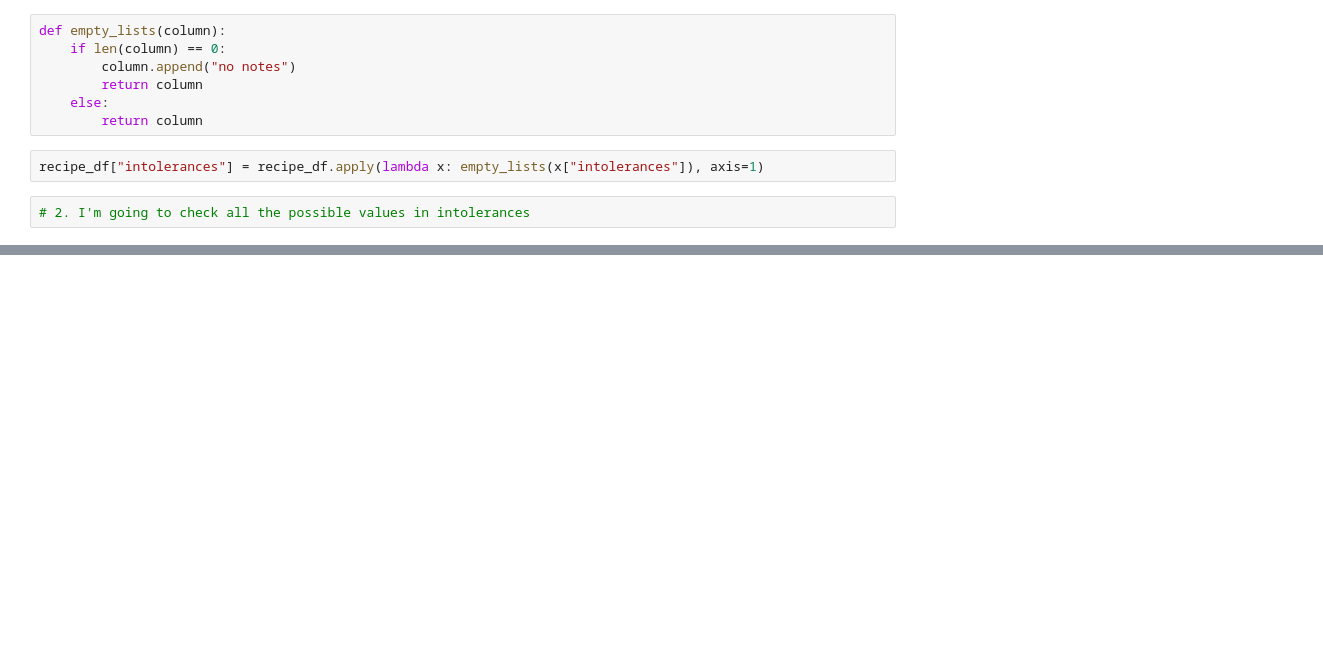
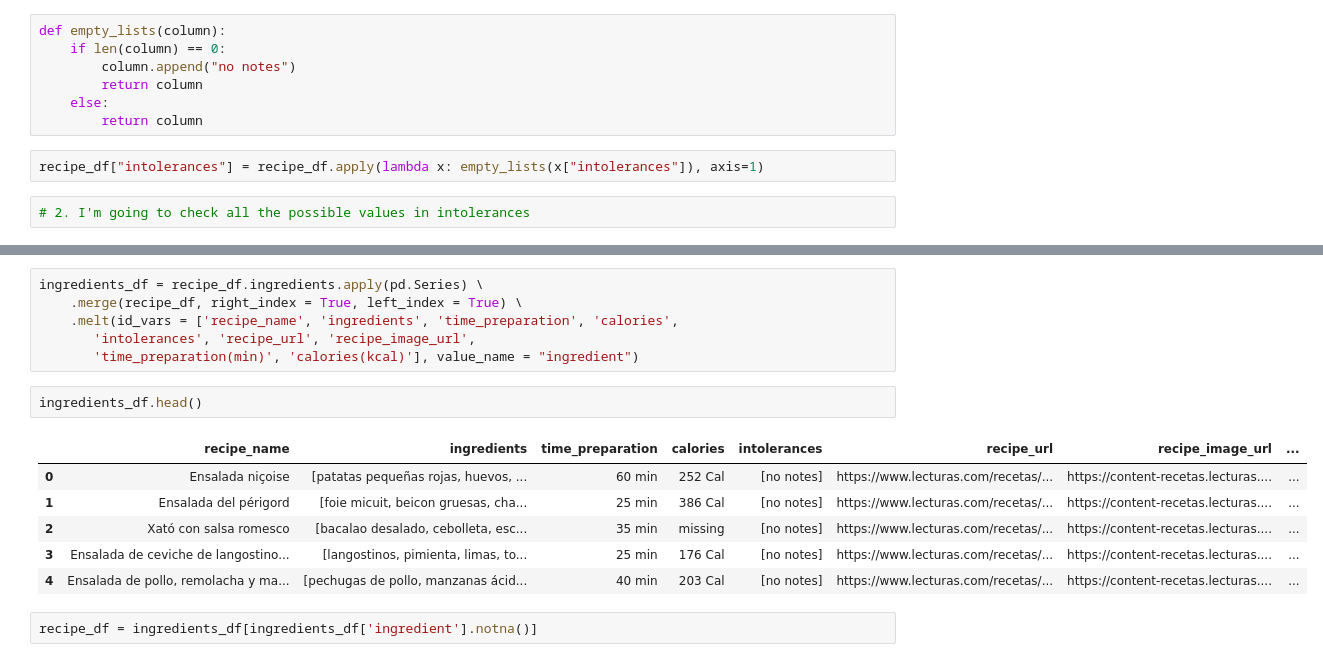
Before and after one commit to vkamg/Ironhack-Final-Project, a Jupyter notebook: notebooks/data_cleaning.ipynb, the cells around one changed output, grey strips where cells are left out. Cells and saved outputs as stored; diff of their text form; blank space fills up the shorter version.

```diff
--- a/notebooks/data_cleaning.ipynb
+++ b/notebooks/data_cleaning.ipynb
@@ -169,0 +199,17 @@ def check_intolerances_values(column):
+# %%
+ingredients_df = recipe_df.ingredients.apply(pd.Series) \
+    .merge(recipe_df, right_index = True, left_index = True) \
+    .melt(id_vars = ['recipe_name', 'ingredients', 'time_preparation', 'calories',
+       'intolerances', 'recipe_url', 'recipe_image_url',
+       'time_preparation(min)', 'calories(kcal)'], value_name = "ingredient")
+# %%
+ingredients_df.head()
+# %% [output]
+|  | recipe_name | ingredients | time_preparation | calories | intolerances | recipe_url | recipe_image_url | ... |
+| 0 | Ensalada niçoise | [patatas pequeñas rojas, huevos, ... | 60 min | 252 Cal | [no notes] | https://www.lecturas.com/recetas/... | https://content-recetas.lecturas.... | ... |
+| 1 | Ensalada del périgord | [foie micuit, beicon gruesas, cha... | 25 min | 386 Cal | [no notes] | https://www.lecturas.com/recetas/... | https://content-recetas.lecturas.... | ... |
+| 2 | Xató con salsa romesco | [bacalao desalado, cebolleta, esc... | 35 min | missing | [no notes] | https://www.lecturas.com/recetas/... | https://content-recetas.lecturas.... | ... |
+| 3 | Ensalada de ceviche de langostino... | [langostinos, pimienta, limas, to... | 25 min | 176 Cal | [no notes] | https://www.lecturas.com/recetas/... | https://content-recetas.lecturas.... | ... |
+| 4 | Ensalada de pollo, remolacha y ma... | [pechugas de pollo, manzanas ácid... | 40 min | 203 Cal | [no notes] | https://www.lecturas.com/recetas/... | https://content-recetas.lecturas.... | ... |
+# %%
+recipe_df = ingredients_df[ingredients_df['ingredient'].notna()]
```
Also changed, not shown: parts of 8 cells of this notebook.
